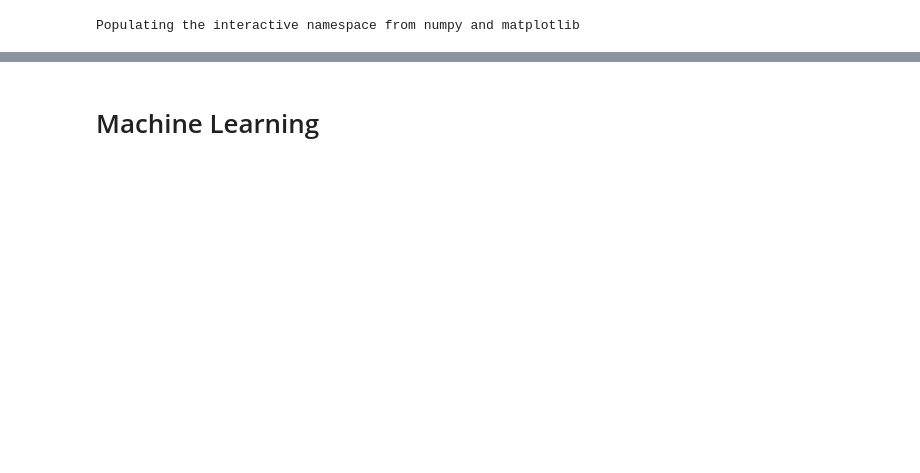
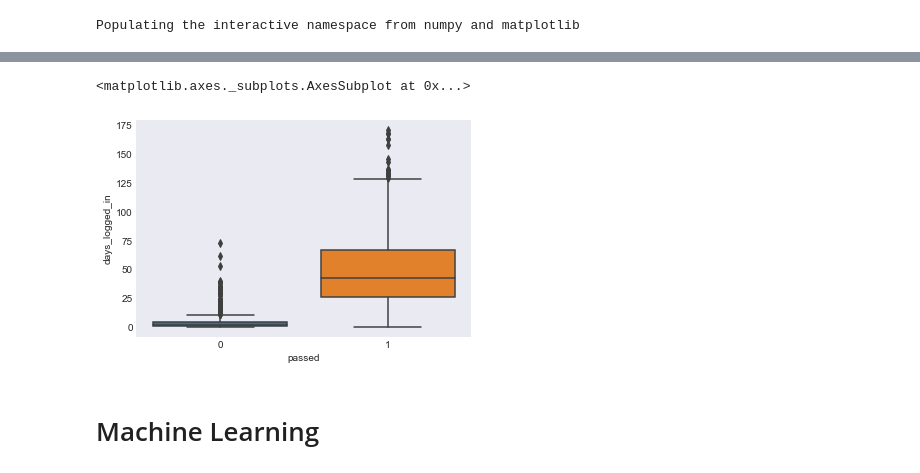
Before and after one commit to snowdj/education-analytics-1, a Jupyter notebook: Student engagement.ipynb, the cells around one changed output, grey strips where cells are left out. Saved outputs shown, nothing was run; the diff lists cells and outputs as text; code cells hidden in the pictures; blank space fills up the shorter version.

```diff
--- a/Student engagement.ipynb
+++ b/Student engagement.ipynb
@@ -52,6 +66,11 @@ data = data.groupby('account_key').mean()
 # Record number of days the student logged in.
 data['days_logged_in'] = data[data>0].drop(['total_minutes', 'projects', 'passed'],
                                            axis=1).count(axis=1)
+# %%
+sns.boxplot(y='days_logged_in', x='passed', data=data)
+# %% [output]
+<matplotlib.axes._subplots.AxesSubplot at 0x...>
+[figure, added]
 # %% [markdown]
 # Machine Learning
 # %%
```
Also changed, not shown: parts of 7 cells of this notebook.
